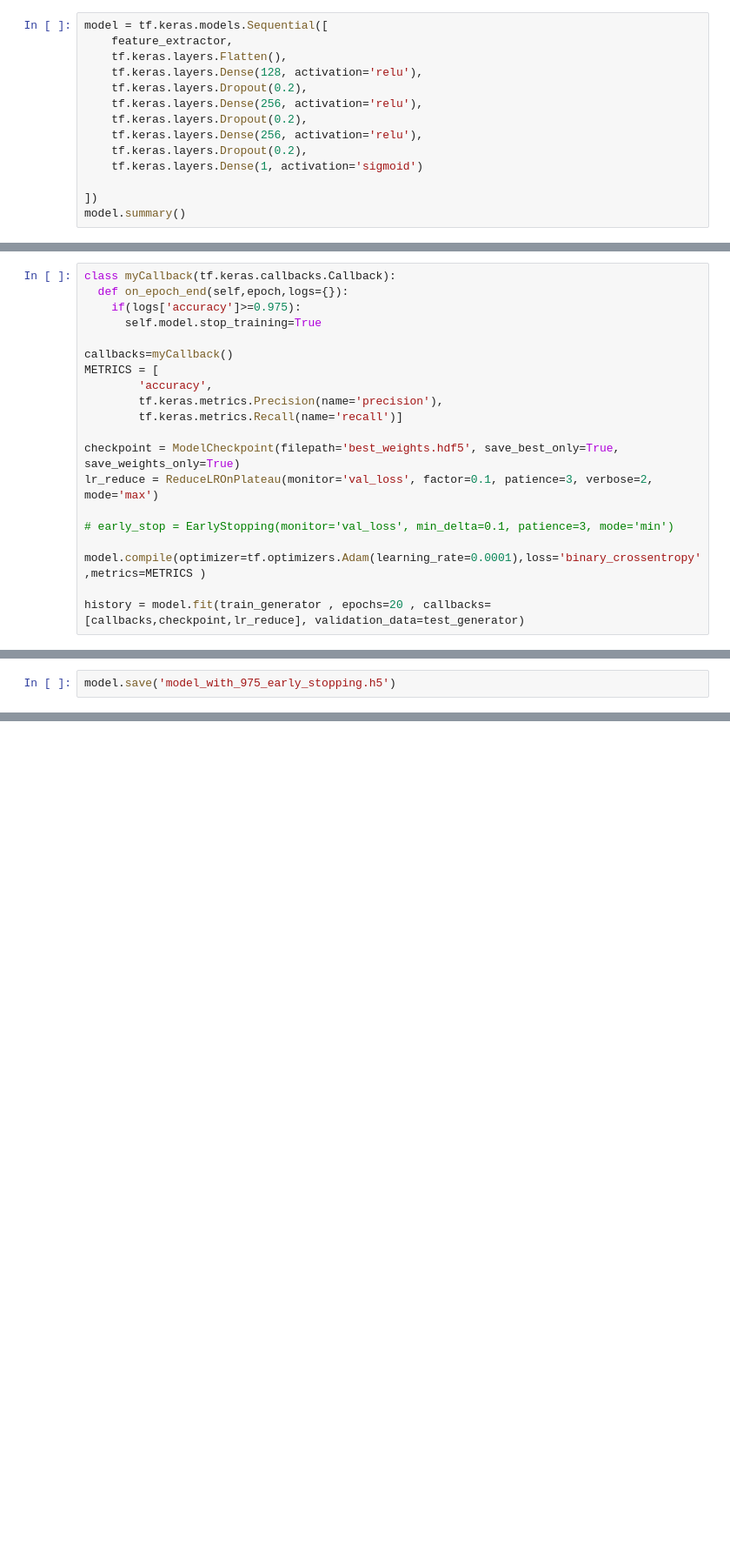
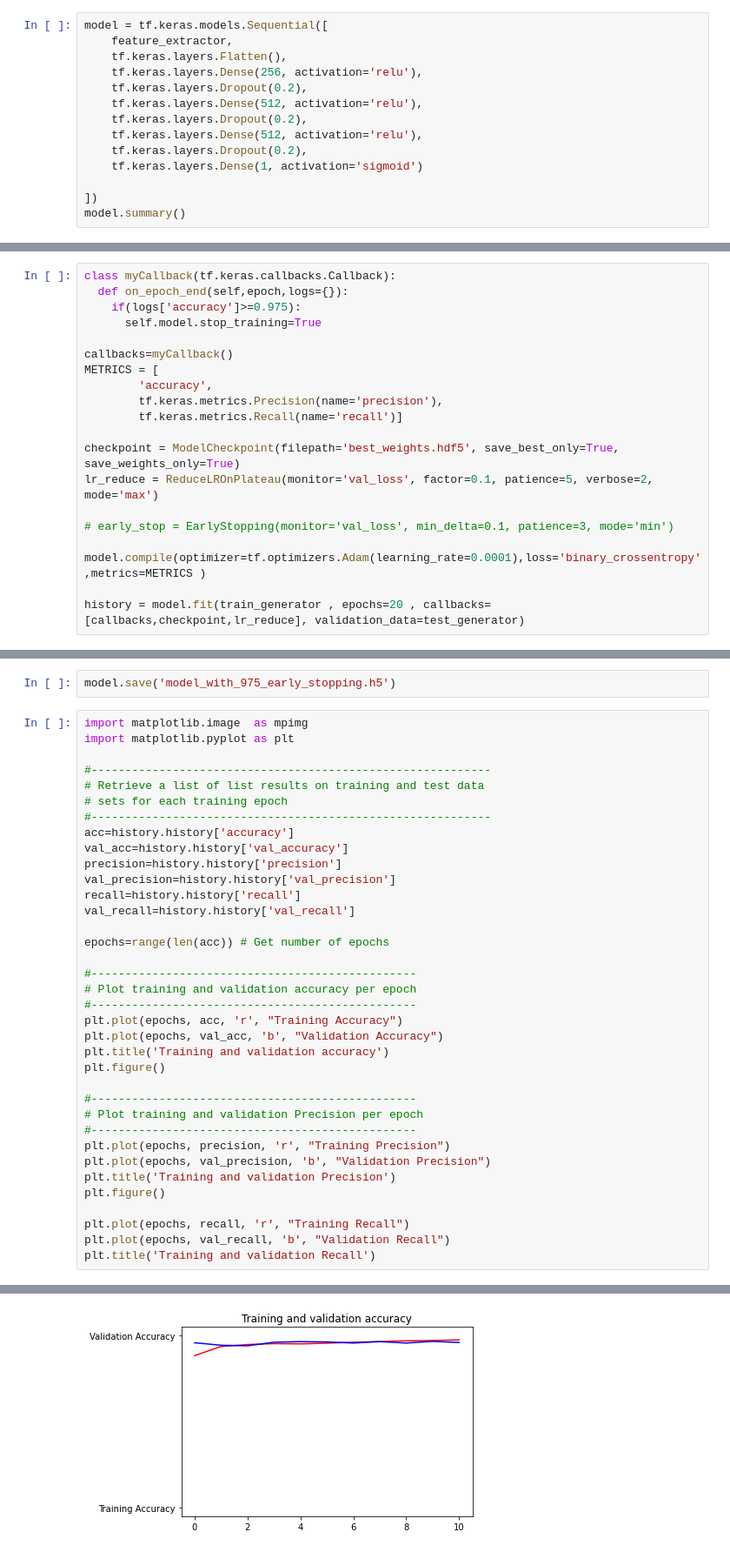
Before and after one commit to harshag24/Pneumonia-Detection, a Jupyter notebook: Pneumonia.ipynb, the cells around one changed output, grey strips where cells are left out. Shown: that part at 87% size. Drawn from its saved outputs; the diff is of its cells as text; blank space fills up the shorter version.

```diff
--- a/Pneumonia.ipynb
+++ b/Pneumonia.ipynb
@@ -86,11 +86,11 @@ feature_extractor.trainable = False
 model = tf.keras.models.Sequential([
     feature_extractor,
     tf.keras.layers.Flatten(),
-    tf.keras.layers.Dense(128, activation='relu'),
-    tf.keras.layers.Dropout(0.2),
     tf.keras.layers.Dense(256, activation='relu'),
     tf.keras.layers.Dropout(0.2),
-    tf.keras.layers.Dense(256, activation='relu'),
+    tf.keras.layers.Dense(512, activation='relu'),
+    tf.keras.layers.Dropout(0.2),
+    tf.keras.layers.Dense(512, activation='relu'),
     tf.keras.layers.Dropout(0.2),
     tf.keras.layers.Dense(1, activation='sigmoid')
 
@@ -127,7 +127,7 @@ METRICS = [
         tf.keras.metrics.Recall(name='recall')]
 
 checkpoint = ModelCheckpoint(filepath='best_weights.hdf5', save_best_only=True, save_weights_only=True)
-lr_reduce = ReduceLROnPlateau(monitor='val_loss', factor=0.1, patience=3, verbose=2, mode='max')
+lr_reduce = ReduceLROnPlateau(monitor='val_loss', factor=0.1, patience=5, verbose=2, mode='max')
 
 # early_stop = EarlyStopping(monitor='val_loss', min_delta=0.1, patience=3, mode='min')
 
@@ -163,2 +163,39 @@ model.evaluate(test_generator, batch_size=32)
 # %%
 model.save('model_with_975_early_stopping.h5')
+# %%
+import matplotlib.image  as mpimg
+import matplotlib.pyplot as plt
+
+#-----------------------------------------------------------
+# Retrieve a list of list results on training and test data
+# sets for each training epoch
+#-----------------------------------------------------------
+acc=history.history['accuracy']
+val_acc=history.history['val_accuracy']
+precision=history.history['precision']
+val_precision=history.history['val_precision']
+recall=history.history['recall']
+val_recall=history.history['val_recall']
+
+epochs=range(len(acc)) # Get number of epochs
+
+#------------------------------------------------
+# Plot training and validation accuracy per epoch
+#------------------------------------------------
+plt.plot(epochs, acc, 'r', "Training Accuracy")
+plt.plot(epochs, val_acc, 'b', "Validation Accuracy")
+plt.title('Training and validation accuracy')
+plt.figure()
+
+#------------------------------------------------
+# Plot training and validation Precision per epoch
+#------------------------------------------------
+plt.plot(epochs, precision, 'r', "Training Precision")
+plt.plot(epochs, val_precision, 'b', "Validation Precision")
+plt.title('Training and validation Precision')
+plt.figure()
+
+plt.plot(epochs, recall, 'r', "Training Recall")
+plt.plot(epochs, val_recall, 'b', "Validation Recall")
+plt.title('Training and validation Recall')
+# %% [output]
@@ -164,0 +203 @@ model.save('model_with_975_early_stopping.h5')
+[figure, added]
```
Also changed, not shown: parts of 8 cells of this notebook.
